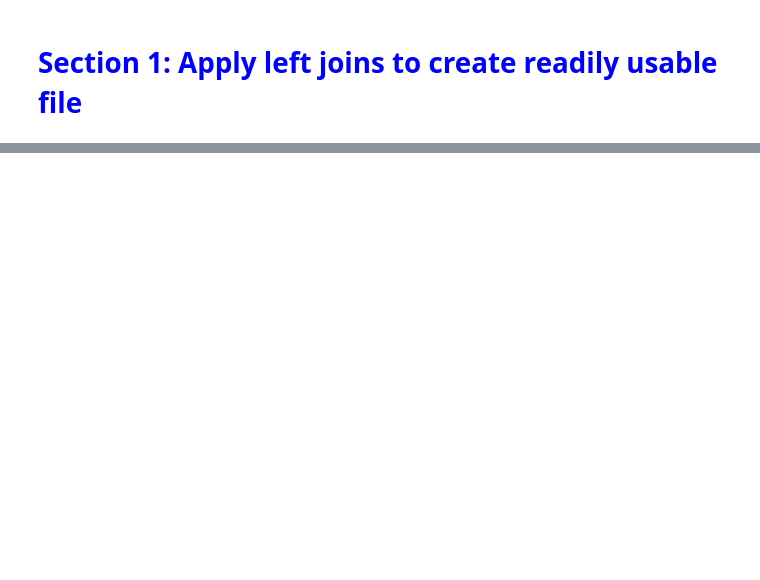
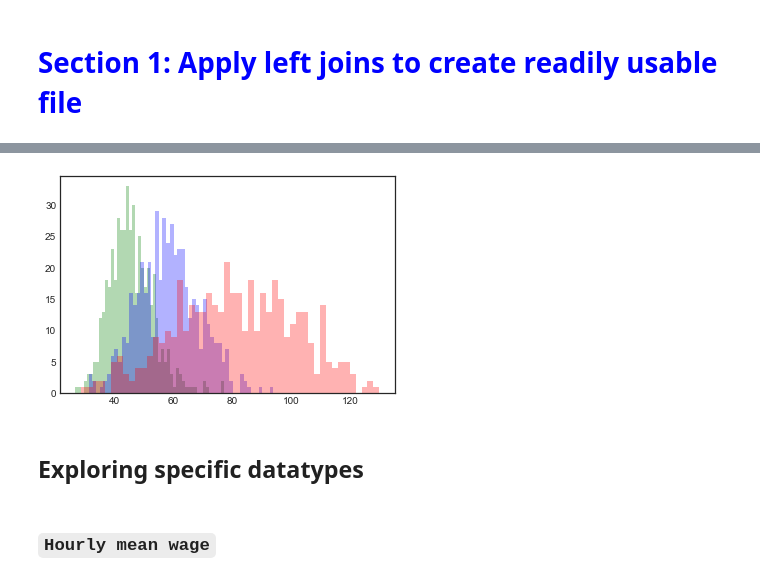
Before and after one commit to economic-opportunity/eoq, a Jupyter notebook: inst/bls_processing/oes.ipynb, the cells around one changed output, grey strips where cells are left out. Drawn from its saved outputs; the diff is of its cells as text; code cells hidden in the pictures; blank space fills up the shorter version.

```diff
--- a/inst/bls_processing/oes.ipynb
+++ b/inst/bls_processing/oes.ipynb
@@ -156,0 +358,3 @@ xwalk_datatype.head()
+# %%
+# add release data as 'May 2019'
+oes_data_9['release_date'] = 'May 2019'
@@ -156,0 +544,3 @@ xwalk_datatype.head()
+# %%
+# finally, set 'value' to numeric
+oes_data_12['value'] = pd.to_numeric(oes_data_12['value'])
@@ -156,0 +565,14 @@ xwalk_datatype.head()
+# %%
+# lastly, sort the columns
+oes_data_final = oes_data_12[['occupation_name', 'industry_name', 'sector_name', # 3
+                              'areatype_name', 'area_name', 'state_name', # 6
+                              'datatype_name', 'value', 'series_title', # 9
+                              'release_date', 'seasonal_text', 'footnote_text', # 12
+                              'occupation_display_level', 'occupation_sort_sequence', # 14
+                              'industry_display_level', 'industry_sort_sequence']] # 16
+
+# print shape
+print(oes_data_final.shape)
+
+# show first five rows
+oes_data_final.head()
@@ -156,0 +716,30 @@ xwalk_datatype.head()
+# %%
+# let's compare three occupations: 'Construction Managers' and 'Sales Managers'
+con = oes_data_final.query('occupation_name == "Construction Managers" and\
+                            datatype_name == "Hourly mean wage" and\
+                            areatype_name == "Metropolitan or nonmetropolitan area"')
+
+sal = oes_data_final.query('occupation_name == "Sales Managers" and\
+                            datatype_name == "Hourly mean wage" and\
+                            areatype_name == "Metropolitan or nonmetropolitan area"')
+
+ceo = oes_data_final.query('occupation_name == "Chief Executives" and\
+                            datatype_name == "Hourly mean wage" and\
+                            areatype_name == "Metropolitan or nonmetropolitan area"')
+# %%
+# create a histogram comparing Construction Managers and Sales Managers mean hourly wages
+# across all metropolitan areas
+
+# pass select arguments to plot
+kwargs = dict(histtype = 'stepfilled', alpha = 0.3, bins = 50)
+
+# create plot with two histograms
+plt.hist(con['value'], **kwargs, color = 'green')
+plt.hist(sal['value'], **kwargs, color = 'blue')
+plt.hist(ceo['value'], **kwargs, color = 'red');
+# %% [output]
+[figure, added]
+# %% [markdown]
+## Exploring specific datatypes
+# %% [markdown]
+### `Hourly mean wage`
```
Also changed, not shown: parts of 63 cells of this notebook.
